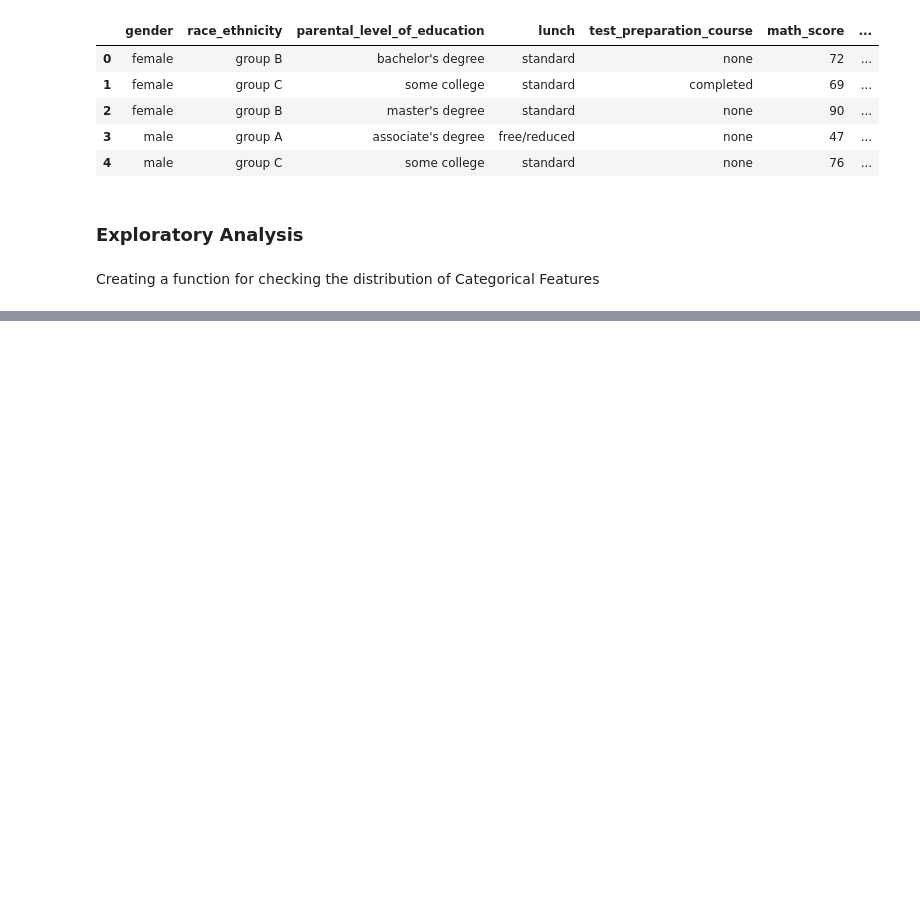
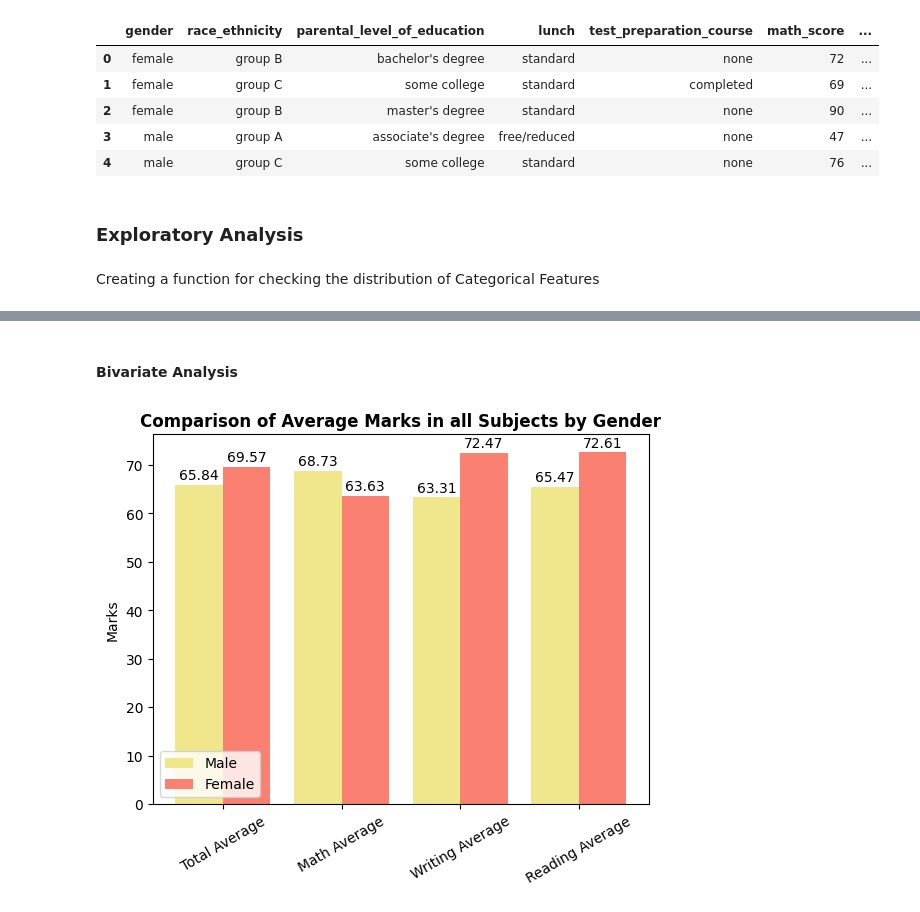
Before and after one commit to Tanwar-Aastha/Student-Achievement-Analyzer, a Jupyter notebook: notebook/EDA.ipynb, the cells around one changed output, grey strips where cells are left out. Drawn from its saved outputs; the diff is of its cells as text; code cells hidden in the pictures; blank space fills up the shorter version.

Commit message:
Exploratory Analysis

```diff
--- a/notebook/EDA.ipynb
+++ b/notebook/EDA.ipynb
@@ -166,0 +173,39 @@ dtype: int64
+# %% [markdown]
+#### Bivariate Analysis
+# %%
+
+# Select only numeric columns for aggregation
+gender_group = data.select_dtypes(include='number').join(data['gender']).groupby('gender').mean()
+
+# Define the labels and the scores for each gender
+bars = ['Total Average', 'Math Average', 'Writing Average', 'Reading Average']
+
+# Ensure 'average_score' and 'math_score' are valid column names in gender_group
+female_scores = [gender_group['average_score'].iloc[0], gender_group['math_score'].iloc[0], gender_group['writing_score'].iloc[0], gender_group['reading_score'].iloc[0]]
+male_scores = [gender_group['average_score'].iloc[1], gender_group['math_score'].iloc[1], gender_group['writing_score'].iloc[1], gender_group['reading_score'].iloc[1]]
+
+# Create an array for the x-axis positions
+X_axis = np.arange(len(bars))
+
+# Plot the grouped bar chart
+plt.bar(X_axis - 0.2, male_scores, 0.4, label='Male', color='khaki')
+plt.bar(X_axis + 0.2, female_scores, 0.4, label='Female', color='salmon')
+
+# Add labels
+for i, score in enumerate(male_scores):
+    plt.text(X_axis[i] - 0.2, score + 0.5, f'{score:.2f}', ha='center', va='bottom')
+
+for i, score in enumerate(female_scores):
+    plt.text(X_axis[i] + 0.2, score + 0.5, f'{score:.2f}', ha='center', va='bottom')
+
+# Set labels and title
+plt.xticks(X_axis, bars)
+plt.ylabel("Marks")
+plt.title("Comparison of Average Marks in all Subjects by Gender", fontweight='bold')
+plt.legend()
+
+
+plt.xticks(rotation=30)
+plt.show()
+# %% [output]
+[figure, added]
```
Also changed, not shown: parts of 45 cells of this notebook.
